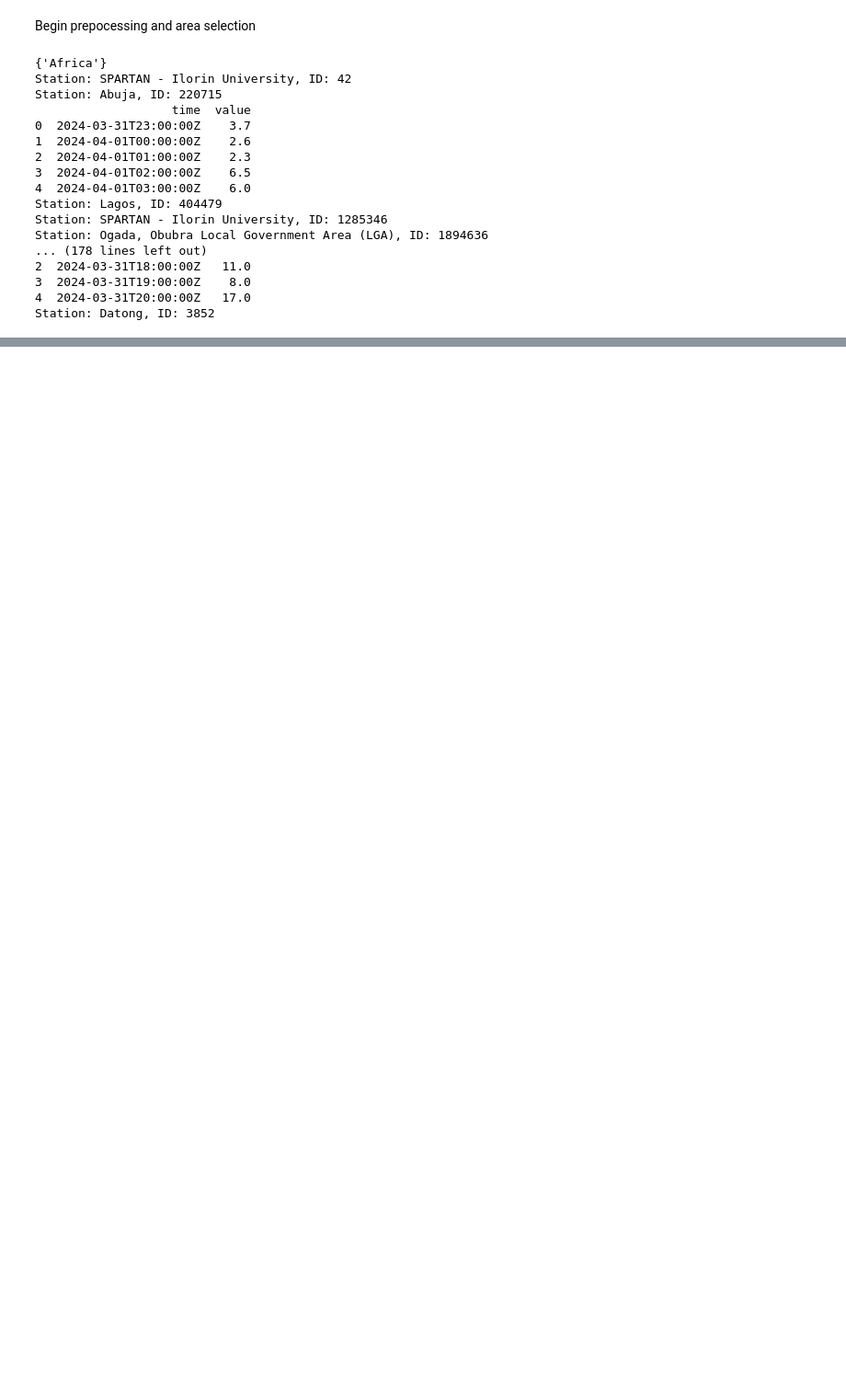
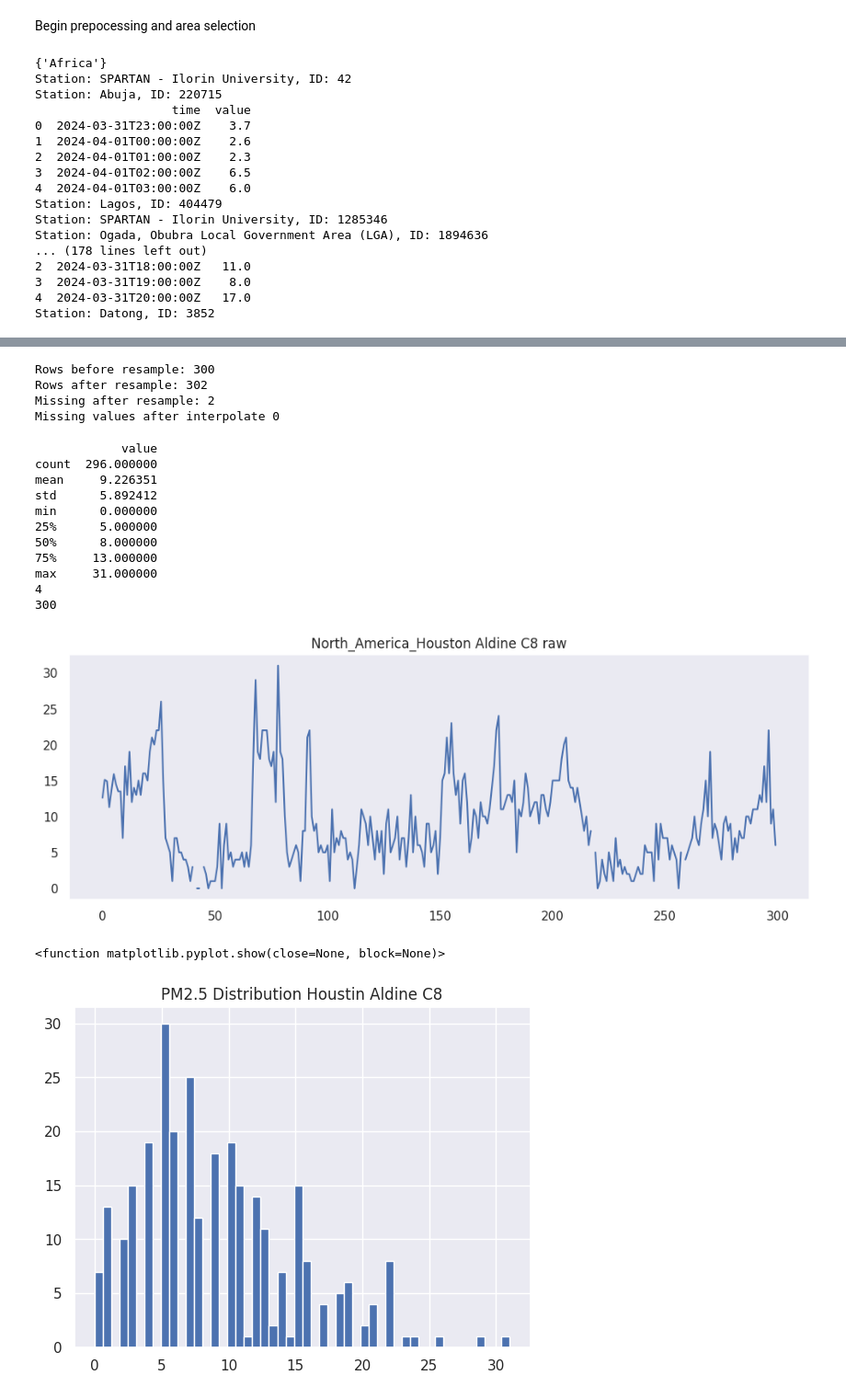
Before and after one commit to hsunh18/aq-ml-pipeline, a Jupyter notebook: REU.ipynb, the cells around one changed output, grey strips where cells are left out. Shown at 92% size. Drawn from its saved outputs; the diff is of its cells as text; code cells hidden in the pictures; blank space fills up the shorter version.

```diff
--- a/REU.ipynb
+++ b/REU.ipynb
@@ -525,0 +637,51 @@ East_Asia_屏東縣 - 屏東                             MAE: 0.59  RMSE: 0.85
+# %%
+df = df.set_index("time").sort_index()
+df_resampled_abuja = df.resample("1h").mean()
+print(f"Rows before resample: {len(df)}")
+print(f"Rows after resample: {len(df_resampled_abuja)}")
+print(f"Missing after resample: {df_resampled_abuja['value'].isnull().sum()}")
+
+df_resampled_abuja["value"] = df_resampled_abuja["value"].interpolate(
+    method="time",
+    limit=3,
+    limit_direction="forward"
+)
+
+print(f"Missing values after interpolate {df_resampled_abuja["value"].isnull().sum()}")
+manual_cleaned["Africa_Abuja"] = df_resampled_abuja
+# %% [output]
+Rows before resample: 300
+Rows after resample: 302
+Missing after resample: 2
+Missing values after interpolate 0
+# %%
+key = "North_America_Houston Aldine C8"
+df = city_dfs[key].copy()
+df["time"] = pd.to_datetime(df["time"], utc=True)
+df.sort_values("time").set_index("time")
+
+print(df.describe())
+print(df['value'].isnull().sum())
+print(len(df))
+
+df["value"].plot(figsize=(12,4), title=f"{key} raw")
+plt.show()
+
+df["value"].hist(bins=50)
+plt.title("PM2.5 Distribution Houstin Aldine C8")
+plt.show
+# %% [output]
+            value
+count  296.000000
+mean     9.226351
+std      5.892412
+min      0.000000
+25%      5.000000
+50%      8.000000
+75%     13.000000
+max     31.000000
+4
+300
+[figure, added]
+<function matplotlib.pyplot.show(close=None, block=None)>
+[figure, added]
```
Also changed, not shown: parts of 8 cells of this notebook.
